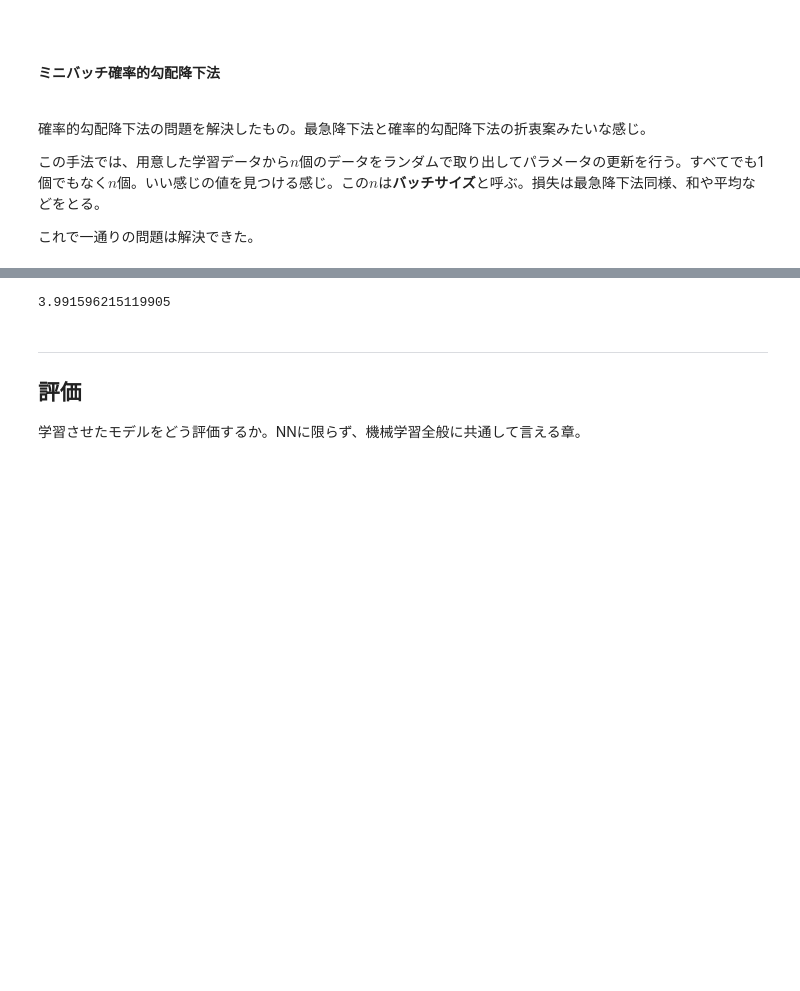
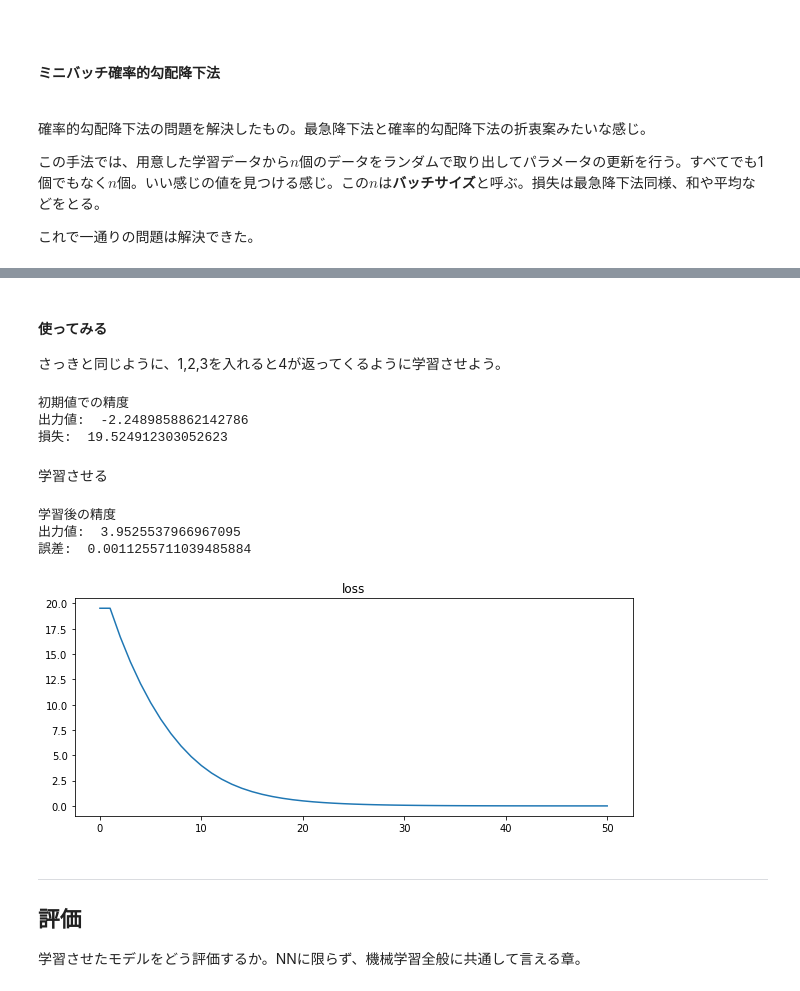
Before and after one commit to misya11p/deep-learning, a Jupyter notebook: nn.ipynb, the cells around one changed output, grey strips where cells are left out. Cells and saved outputs as stored; diff of their text form; code cells hidden in the pictures; blank space fills up the shorter version.

```diff
--- a/nn.ipynb
+++ b/nn.ipynb
@@ -905,13 +976,61 @@ y
+# %% [markdown]
+#### 使ってみる
+
+さっきと同じように、1,2,3を入れると4が返ってくるように学習させよう。
+# %%
+nn = NeuralNetwork(
+    Affine(3, 10),
+    Sigmoid(),
+    Affine(10, 1),
+)
+
+sse = SSE()
+
+x = np.array([1, 2, 3]) # 入力値
+t = np.array([4]) # 正解
+y, = nn(x)
+loss = sse(y, t)
+log = [loss] # 記録用
+
+print('初期値での精度')
+print('出力値: ', y)
+print('誤差: ', loss)
+# %% [output]
+初期値での精度
+出力値:  -2.2489858862142786
+損失:  19.524912303052623
+# %% [markdown]
+学習させる
 # %%
-n_steps = 100
-for _ in range(n_steps):
-    y, = nn(x)
-    nn.backward(np.array([y - 4]))
-    nn.update_params(0.01)
+def learning(n_steps, lr=0.01):
+    for _ in range(n_steps):
+        y = nn(x) # 順伝播
+        loss = sse(y, t) # 誤差の計算
+        out = sse.backward() # 逆伝播（誤差）
+        nn.backward(out) # 逆伝播（nn）
+        nn.update_params(lr) # パラメータ更新
+
+        log.append(loss) # 記録
 # %%
-y
+n_steps = 50
+lr = 0.01
+learning(n_steps, lr)
-# %% [output]
-3.991596215119905
+# %%
+y, = nn(x)
+loss = sse(y, t)
+
+print('学習後の精度')
+print('出力値: ', y)
+print('誤差: ', loss)
+
+plt.figure(figsize=(10, 4))
+plt.title('loss')
+plt.plot(log);
+# %% [output]
+学習後の精度
+出力値:  3.9525537966967095
+誤差:  0.0011255711039485884
+[figure, added]
 # %% [markdown]
 
 ---
```
Also changed, not shown: parts of 17 cells of this notebook.
